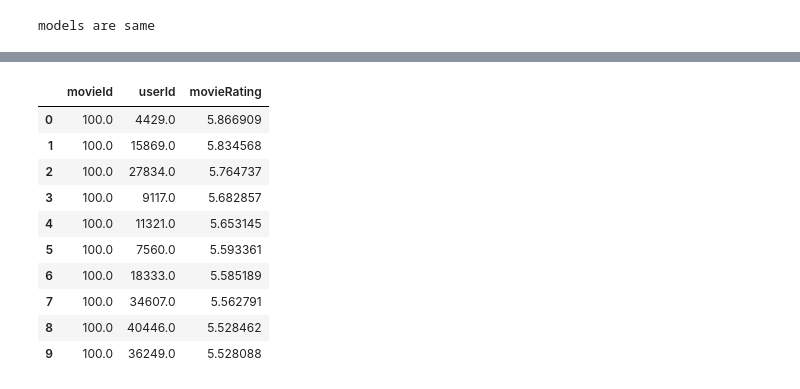
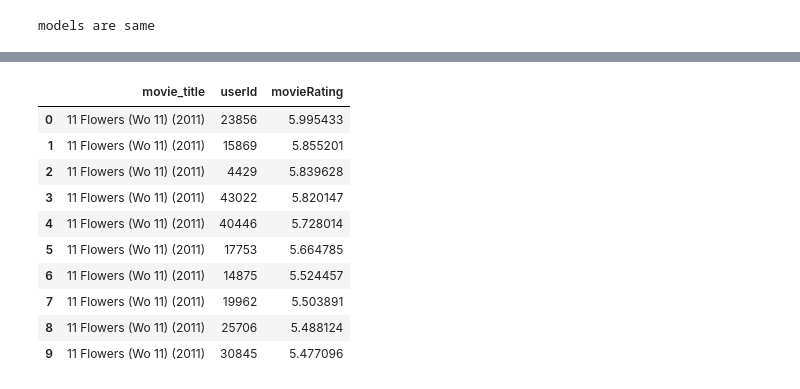
Before and after one commit to fawern/ALS-Recommendation-pyspark-BigData, a Jupyter notebook: src/main.ipynb, the cells around one changed output, grey strips where cells are left out. Saved outputs shown, nothing was run; the diff lists cells and outputs as text; code cells hidden in the pictures.

```diff
--- a/src/main.ipynb
+++ b/src/main.ipynb
@@ -76,9 +89,14 @@ df_val.to_csv('../Datas/df_val.csv', index=False)
 df_rating_train = spark.read.csv("../Datas/df_train.csv", header=True, inferSchema=True).select('movie_id', 'user_id', 'rating')
 df_rating_val = spark.read.csv("../Datas/df_val.csv", header=True, inferSchema=True).select('movie_id', 'user_id', 'rating')
 
-genres_train = spark.read.csv("../Datas/df_val.csv", header=True, inferSchema=True).select('genres')
+genres_train = spark.read.csv("../Datas/df_train.csv", header=True, inferSchema=True).select('genres')
 genres_val = spark.read.csv("../Datas/df_val.csv", header=True, inferSchema=True).select('genres')
 
+title_train = spark.read.csv("../Datas/df_train.csv", header=True, inferSchema=True).select(['movie_id', 'title'])
+title_val = spark.read.csv("../Datas/df_val.csv", header=True, inferSchema=True).select(['movie_id', 'title'])
+
 # concat_data = df_rating_train.union(df_rating_val).limit(10000)
+
+movie_title = title_train.union(title_val)
 concat_genres = genres_train.union(genres_val)
 concat_data = df_rating_train.union(df_rating_val)
@@ -278,3 +357,28 @@ df[df['model'] == model]
 # %% [output]
 |  | rank_ | iteration | regParam_ | model | predictions | rmse | mse |
 | 2 | 10 | 20 | 0.1 | ALSModel: uid=ALS_600a15c92d62, r... | DataFrame[movie_id: int, user_id:... | 0.822533 | 0.676561 |
+# %%
+als = ALS(
+        rank = 10,
+        maxIter = 20,
+        regParam = 0.1,
+        numUserBlocks = 10, # Default
+        numItemBlocks = 10, # Default
+        implicitPrefs = False, # Default
+        alpha = 1.0, # Default
+        userCol = 'user_id', # Default
+        itemCol = 'movie_id', # Default
+        seed = None, # Default
+        ratingCol = 'rating', # Default
+        nonnegative = False, # Default
+        checkpointInterval = 10, # Default
+        intermediateStorageLevel = 'MEMORY_AND_DISK', # Default
+        finalStorageLevel = 'MEMORY_AND_DISK', # Default
+        coldStartStrategy = 'nan', # Default
+        blockSize = 4096, # Default
+)
+
+model = als.fit(train_data)
+model.setPredictionCol("predictions")
+predictions = model.transform(test_data)
+predictions = predictions.filter(predictions.predictions != float('nan'))
@@ -315,0 +402,4 @@ only showing top 20 rows
+# %%
+item_object = ItemSimilarity(movie_title=movie_title)
+
+similar_items_df = item_object.item_similarity(model=model, item_id=100, item_number=10)
@@ -341,25 +488,25 @@ movie_df
 # %%
 item_recs = model.recommendForAllItems(numUsers=10)
 user_recommendation = item_recs.where(item_recs.movie_id == 100).select("recommendations.user_id", "recommendations.rating").collect()
 
-user_df = pd.DataFrame(columns=['movieId', 'userId', 'movieRating'])
+user_df = pd.DataFrame(columns=['movie_title', 'userId', 'movieRating'])
 
 user_id = user_recommendation[0][0]
 movie_rating = user_recommendation[0][1]
 
 for id_, rating in zip(user_id, movie_rating):
-    user_df.loc[len(user_df)] = [100, id_, rating]
+    user_df.loc[len(user_df)] = [item_object.id_to_movie(100), id_, rating]
 
 user_df
 # %% [output]
-|  | movieId | userId | movieRating |
-| 0 | 100.0 | 4429.0 | 5.866909 |
-| 1 | 100.0 | 15869.0 | 5.834568 |
-| 2 | 100.0 | 27834.0 | 5.764737 |
-| 3 | 100.0 | 9117.0 | 5.682857 |
-| 4 | 100.0 | 11321.0 | 5.653145 |
-| 5 | 100.0 | 7560.0 | 5.593361 |
-| 6 | 100.0 | 18333.0 | 5.585189 |
-| 7 | 100.0 | 34607.0 | 5.562791 |
-| 8 | 100.0 | 40446.0 | 5.528462 |
-| 9 | 100.0 | 36249.0 | 5.528088 |
+|  | movie_title | userId | movieRating |
+| 0 | 11 Flowers (Wo 11) (2011) | 23856 | 5.995433 |
+| 1 | 11 Flowers (Wo 11) (2011) | 15869 | 5.855201 |
+| 2 | 11 Flowers (Wo 11) (2011) | 4429 | 5.839628 |
+| 3 | 11 Flowers (Wo 11) (2011) | 43022 | 5.820147 |
+| 4 | 11 Flowers (Wo 11) (2011) | 40446 | 5.728014 |
+| 5 | 11 Flowers (Wo 11) (2011) | 17753 | 5.664785 |
+| 6 | 11 Flowers (Wo 11) (2011) | 14875 | 5.524457 |
+| 7 | 11 Flowers (Wo 11) (2011) | 19962 | 5.503891 |
+| 8 | 11 Flowers (Wo 11) (2011) | 25706 | 5.488124 |
+| 9 | 11 Flowers (Wo 11) (2011) | 30845 | 5.477096 |
```
Also changed, not shown: parts of 23 cells of this notebook, 1 other file.
